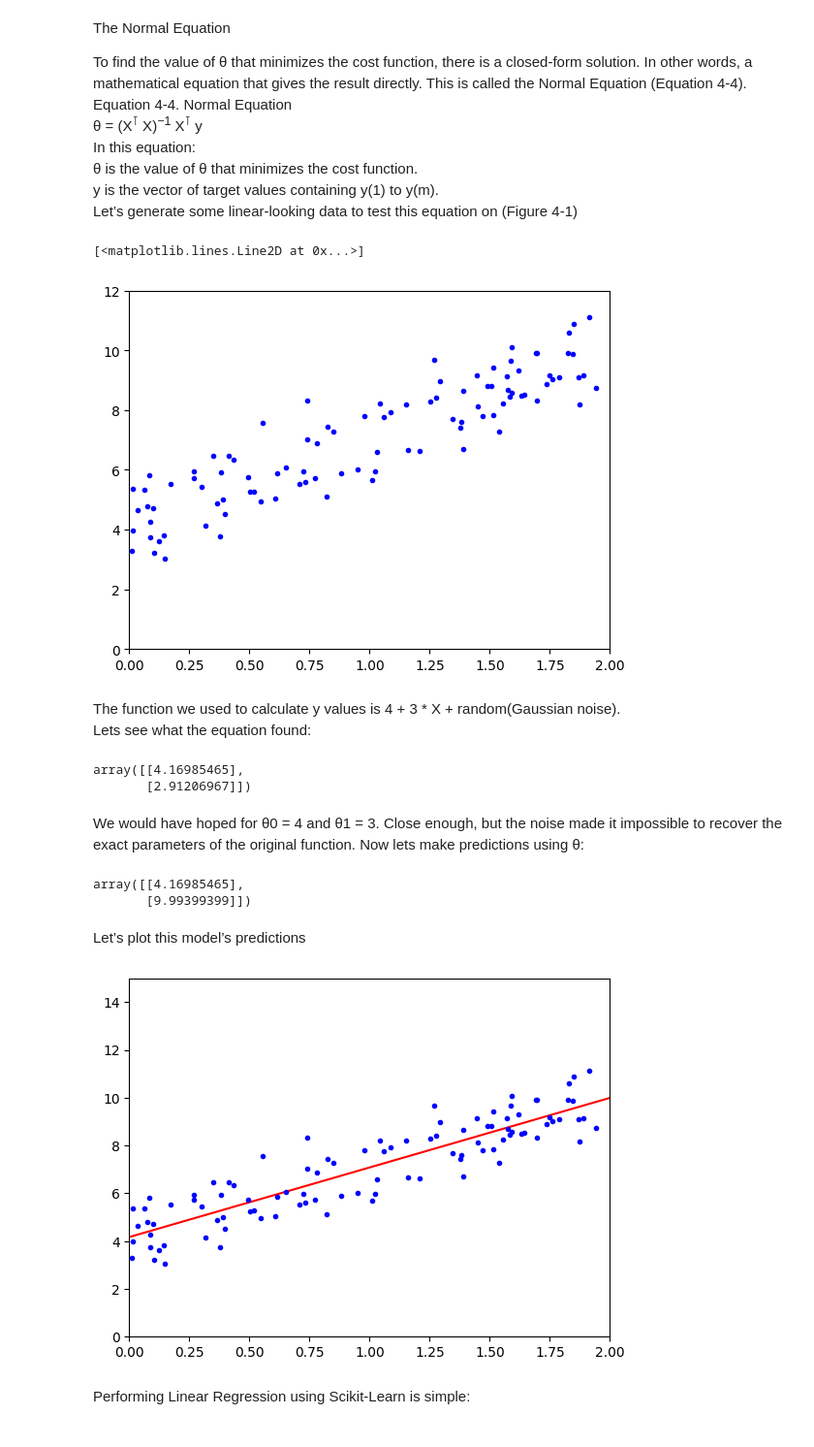
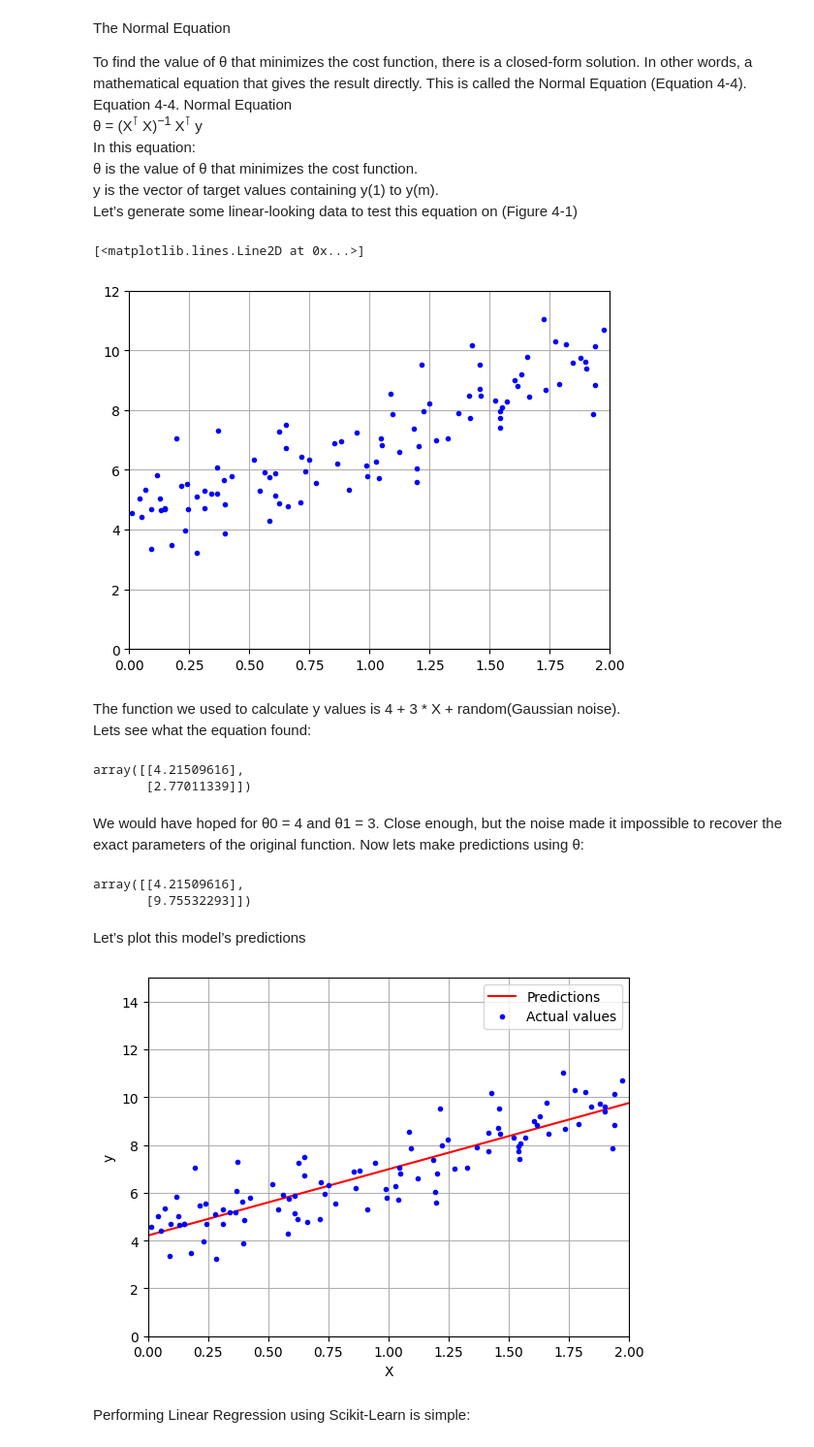
Before and after one commit to adarsha-7/machine-learning, a Jupyter notebook: chapter_4/chapter_code/main.ipynb, the cells around one changed output. Shown at 97% size. Cells and saved outputs as stored; diff of their text form; code cells hidden in the pictures.

```diff
--- a/chapter_4/chapter_code/main.ipynb
+++ b/chapter_4/chapter_code/main.ipynb
@@ -14,44 +22,51 @@ Let’s generate some linear-looking data to test this equation on (Figure 4-1)
 import numpy as np
 import matplotlib.pyplot as plt
 
-X = 2 * np.random.rand(100, 1)
-y = 4 + 3 * X + np.random.randn(100, 1)
+np.random.seed(42)
+m = 100 # number of instances
+X = 2 * np.random.rand(m, 1) # 100 by 1 matrix of randoms (0 to 2)
+y = 4 + 3 * X + np.random.randn(100, 1) # labels
 # %%
+plt.grid()
 plt.axis([0, 2, 0, 12])
 plt.plot(X, y, "b.")
 # %% [output]
 [<matplotlib.lines.Line2D at 0x...>]
-[figure, old version]
+[figure, new version]
 # %%
 X_b = np.c_[np.ones((100, 1)), X] # x0 = 1 to each instance
-theta_best = np.linalg.inv(X_b.T.dot(X_b)).dot(X_b.T).dot(y)
+theta_best = np.linalg.inv(X_b.T @ X_b) @ (X_b.T) @ (y) # @ ddoes matrix multiplication
 # %% [markdown]
 The function we used to calculate y values is 4 + 3 * X + random(Gaussian noise).
 Lets see what the equation found:
 # %%
 theta_best
 # %% [output]
-array([[4.16985465],
-       [2.91206967]])
+array([[4.21509616],
+       [2.77011339]])
 # %% [markdown]
 We would have hoped for θ0 = 4 and θ1 = 3. Close enough, but the noise made it impossible to recover the exact parameters of the original function. Now lets make predictions using θ:
 # %%
 X_new = np.array([[0], [2]])
 X_new_b = np.c_[np.ones((2,1)), X_new]
-y_predict = X_new_b.dot(theta_best)
+y_predict = X_new_b @ theta_best
 y_predict
 # %% [output]
-array([[4.16985465],
-       [9.99399399]])
+array([[4.21509616],
+       [9.75532293]])
 # %% [markdown]
 Let’s plot this model’s predictions
 # %%
-plt.plot(X_new, y_predict, "r-")
-plt.plot(X, y, "b.")
+plt.plot(X_new, y_predict, "r-", label="Predictions")
+plt.plot(X, y, "b.", label="Actual values")
+plt.xlabel("X")
+plt.ylabel("y")
+plt.grid(True)
+plt.legend()
 plt.axis([0, 2, 0, 15])
 plt.show()
 # %% [output]
-[figure, old version]
+[figure, new version]
 # %% [markdown]
 Performing Linear Regression using Scikit-Learn is simple:
 # %%
```
Also changed, not shown: parts of 8 cells of this notebook.
